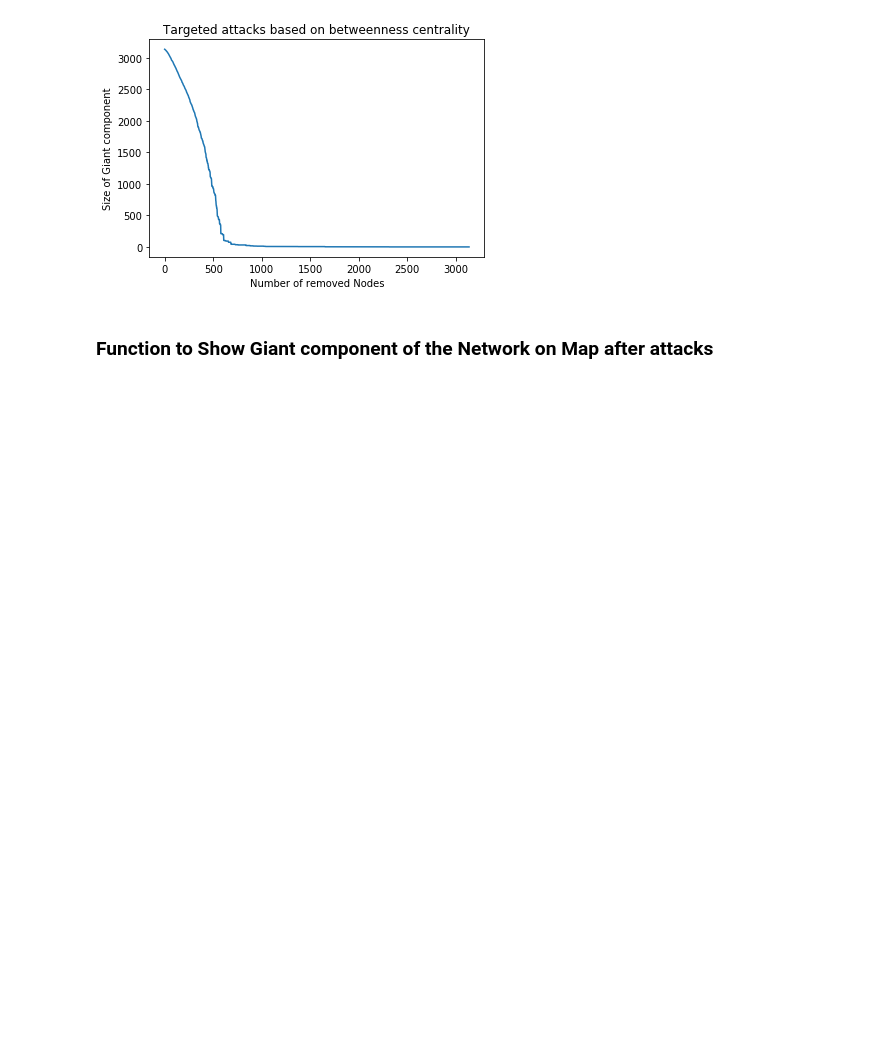
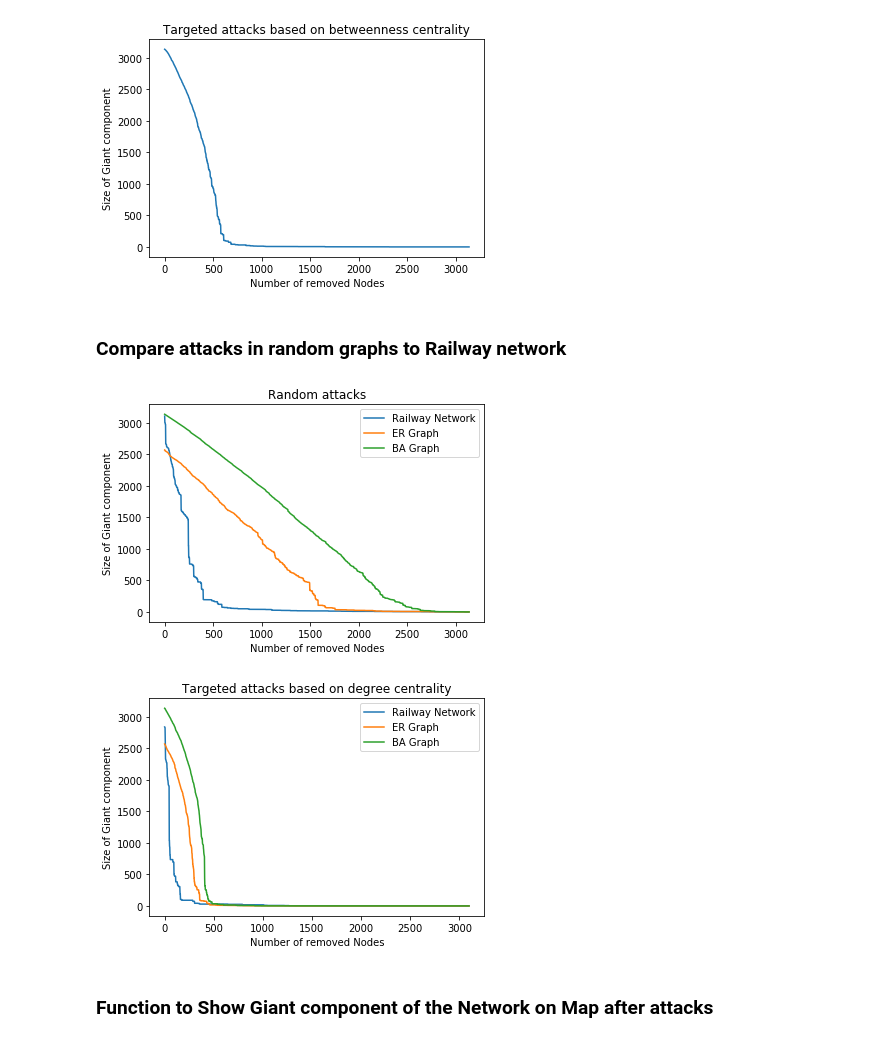
Before and after one commit to mathiasluethi/network-science-final-project, a Jupyter notebook: Final Version.ipynb, the cells around one changed output. Cells and saved outputs as stored; diff of their text form; code cells hidden in the pictures; blank space fills up the shorter version.

```diff
--- a/Final Version.ipynb
+++ b/Final Version.ipynb
@@ -528,3 +530,5 @@ global clustering C= 0.012929715431906708
 [figure]
 [figure]
 [figure]
+# %% [markdown]
+### Compare attacks in random graphs to Railway network
@@ -531,3 +613,16 @@ global clustering C= 0.012929715431906708
+# %%
+N = len(G.nodes())
+p = average_degree/N
+ER_graph = nx.gnp_random_graph(N,p)
+
+N = len(G.nodes())
+BA_graph = nx.barabasi_albert_graph(N,2)
+
+random_attack_to_graphs(G,ER_graph,BA_graph)
+targeted_attack_to_graphs(G,ER_graph,BA_graph)
+# %% [output]
+[figure, added]
+[figure, added]
 # %% [markdown]
 ### Function to Show Giant component of the Network on Map after attacks
 # %%
```
Also changed, not shown: parts of 2 cells of this notebook, 1 other file.
